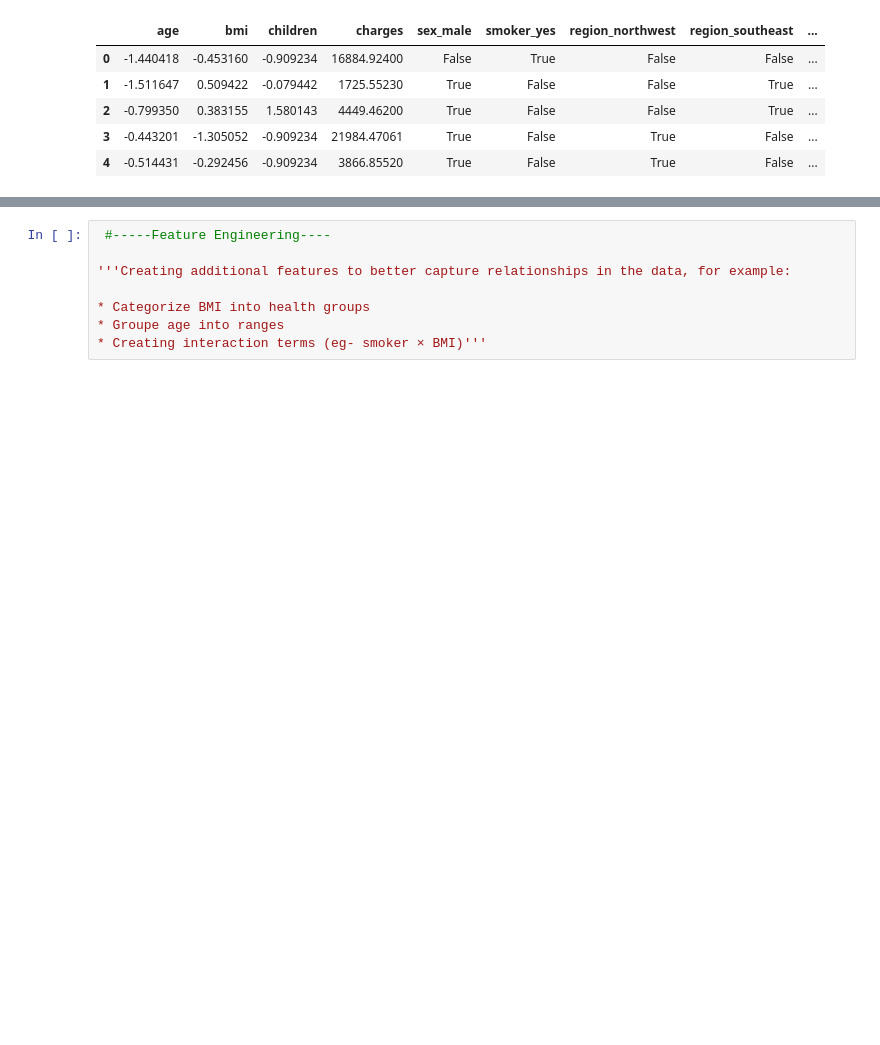
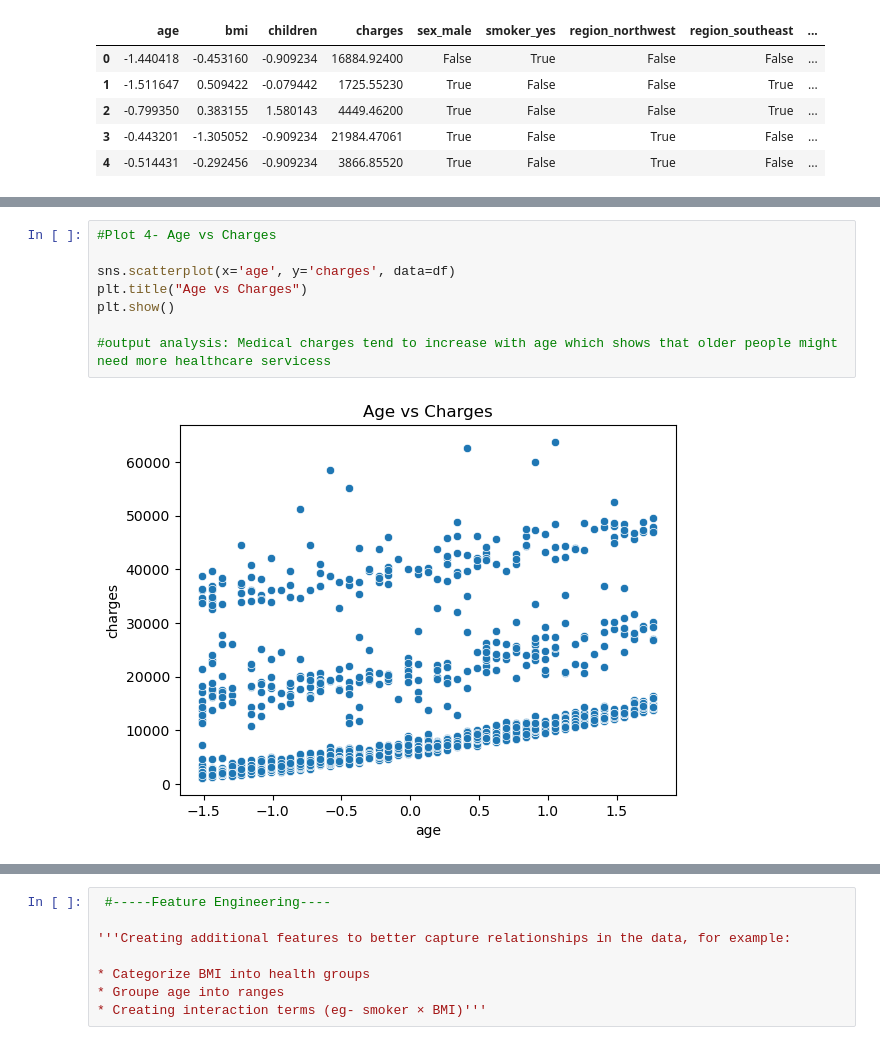
Before and after one commit to bmatlani8/insurance-cost-analysis, a Jupyter notebook: DATA200FinalProject.ipynb, the cells around one changed output, grey strips where cells are left out. Drawn from its saved outputs; the diff is of its cells as text; blank space fills up the shorter version.

```diff
--- a/DATA200FinalProject.ipynb
+++ b/DATA200FinalProject.ipynb
@@ -108,0 +137,10 @@ The purpose of this project is to perform regression and classification tasks fo
+# %%
+#Plot 4- Age vs Charges
+
+sns.scatterplot(x='age', y='charges', data=df)
+plt.title("Age vs Charges")
+plt.show()
+
+#output analysis: Medical charges tend to increase with age which shows that older people might need more healthcare servicess
+# %% [output]
+[figure, added]
```
Also changed, not shown: parts of 8 cells of this notebook.
